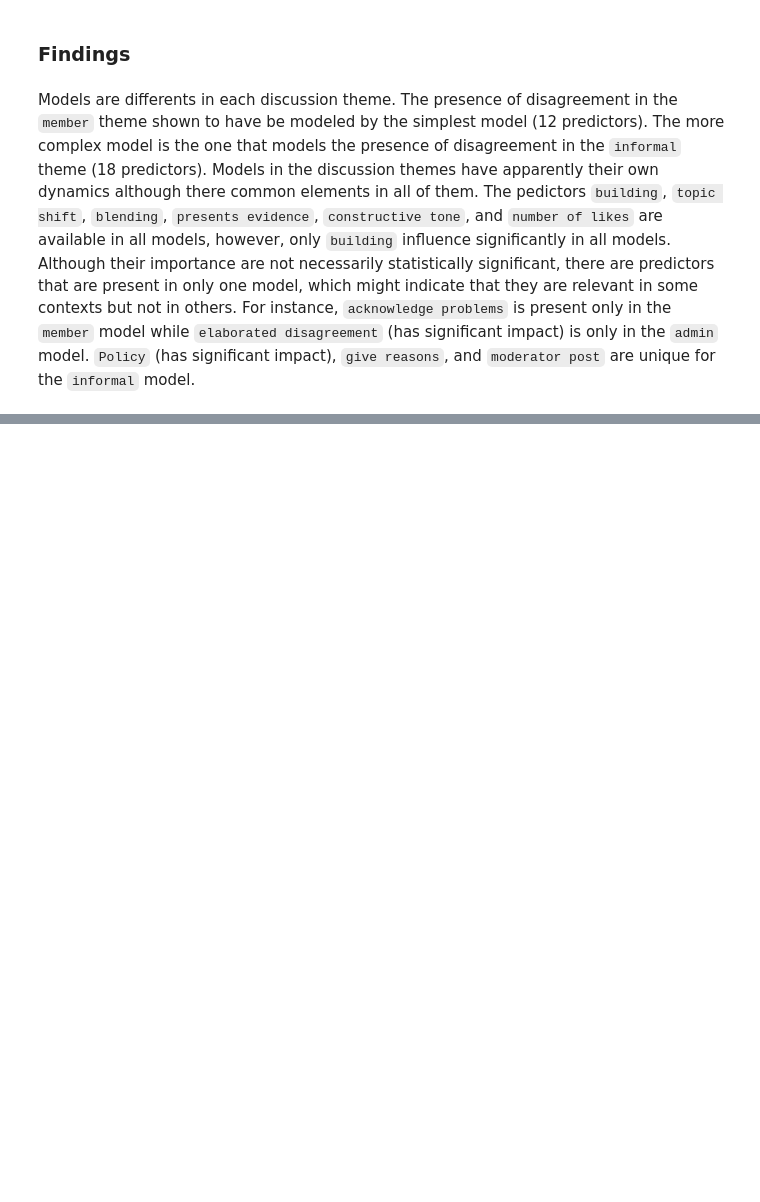
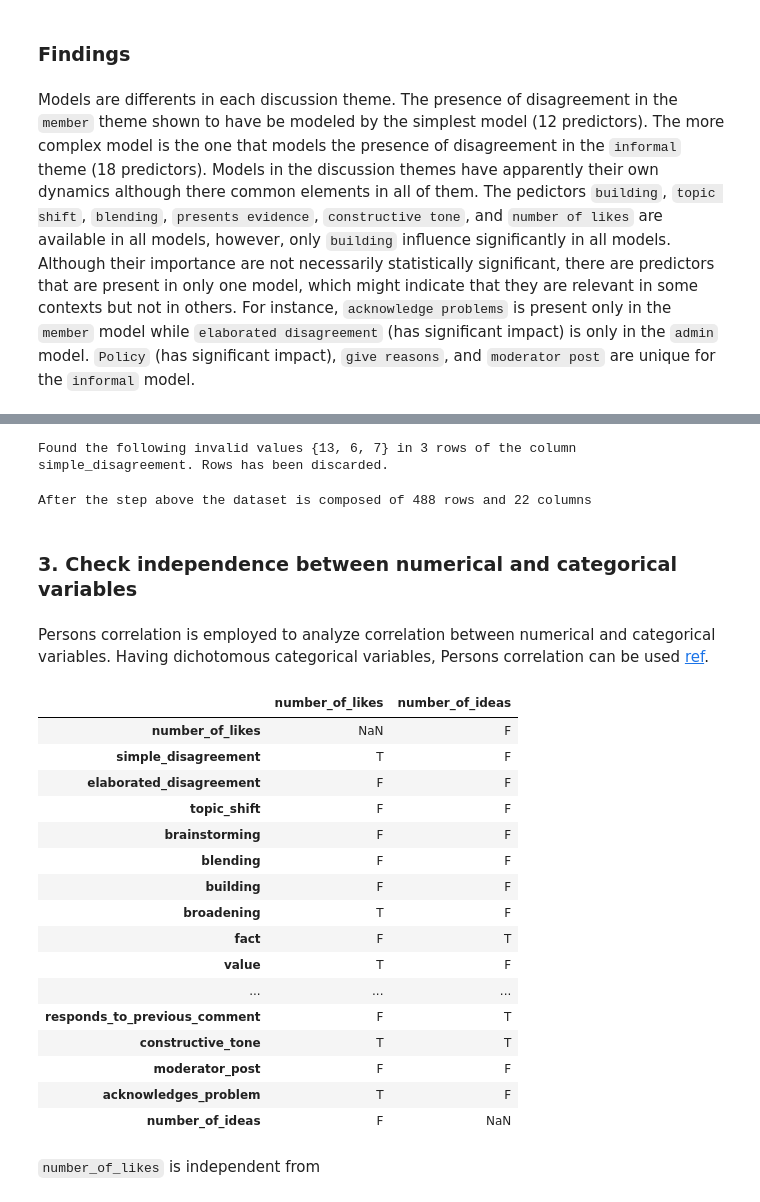
Before and after one commit to joausaga/disagreement, a Jupyter notebook: disagreement.ipynb, the cells around one changed output, grey strips where cells are left out. Saved outputs shown, nothing was run; the diff lists cells and outputs as text; code cells hidden in the pictures; blank space fills up the shorter version.

```diff
--- a/disagreement.ipynb
+++ b/disagreement.ipynb
@@ -1040,0 +1069,63 @@ Models are differents in each discussion theme. The presence of disagreement in
+# %%
+numerical_predictors = ['number_of_likes', 'number_of_ideas']
+# %%
+for col in rq2_df.columns:
+    rq2_df.loc[rq2_df[col]=='unclear', col] = 0
+    rq2_df.loc[rq2_df[col].isna(), col] = 0
+    rq2_df[col] = pd.to_numeric(rq2_df[col], downcast='unsigned')
+    if col not in numerical_predictors:
+        unique_values = rq2_df[col].unique()
+        invalid_values = set(unique_values) - set([0,1])
+        if len(invalid_values) > 0:  # the column has invalid values
+            invalid_indexes = list(rq2_df.loc[~rq2_df[col].isin([0,1])].index)
+            if len(invalid_indexes) > 0:
+                print(f'Found the following invalid values {invalid_values} in {len(invalid_indexes)} '\
+                      f'rows of the column {col}. Rows has been discarded.')
+                rq2_df = rq2_df.drop(index=invalid_indexes)
+# %% [output]
+Found the following invalid values {13, 6, 7} in 3 rows of the column simple_disagreement. Rows has been discarded.
+# %%
+print(f"After the step above the dataset is composed of {rq2_df.shape[0]} rows and {rq2_df.shape[1]} columns")
+# %% [output]
+After the step above the dataset is composed of 488 rows and 22 columns
+# %% [markdown]
+### 3. Check independence between numerical and categorical variables
+# %% [markdown]
+Persons correlation is employed to analyze correlation between numerical and categorical variables. Having dichotomous categorical variables, Persons correlation can be used [ref](https://www.researchgate.net/post/Can_I_use_Pearsons_correlation_coefficient_to_know_the_relation_between_perception_and_gender_age_income).
+# %%
+alpha_level = 0.05
+# %%
+independence_num_cat = pd.DataFrame(columns=numerical_predictors, index=predictors_new_ideas)
+independence_num_cat_vars = defaultdict(list)
+for predictor_1 in numerical_predictors:
+    for predictor_2 in predictors_disagreement:
+        if predictor_2 == predictor_1:
+            continue
+        pearson_stat, p_val = stats.spearmanr(rq2_df[predictor_1], rq2_df[predictor_2])
+        if p_val < alpha_level:
+            independence_num_cat.loc[predictor_2, predictor_1] = 'F'
+        else:
+            independence_num_cat.loc[predictor_2, predictor_1] = 'T'
+            independence_num_cat_vars[predictor_1].append(predictor_2)
+# %%
+independence_num_cat
+# %% [output]
+|  | number_of_likes | number_of_ideas |
+| number_of_likes | NaN | F |
+| simple_disagreement | T | F |
+| elaborated_disagreement | F | F |
+| topic_shift | F | F |
+| brainstorming | F | F |
+| blending | F | F |
+| building | F | F |
+| broadening | T | F |
+| fact | F | T |
+| value | T | F |
+| ... | ... | ... |
+| responds_to_previous_comment | F | T |
+| constructive_tone | T | T |
+| moderator_post | F | F |
+| acknowledges_problem | T | F |
+| number_of_ideas | F | NaN |
+# %% [markdown]
+`number_of_likes` is independent from
```
Also changed, not shown: parts of 58 cells of this notebook.
